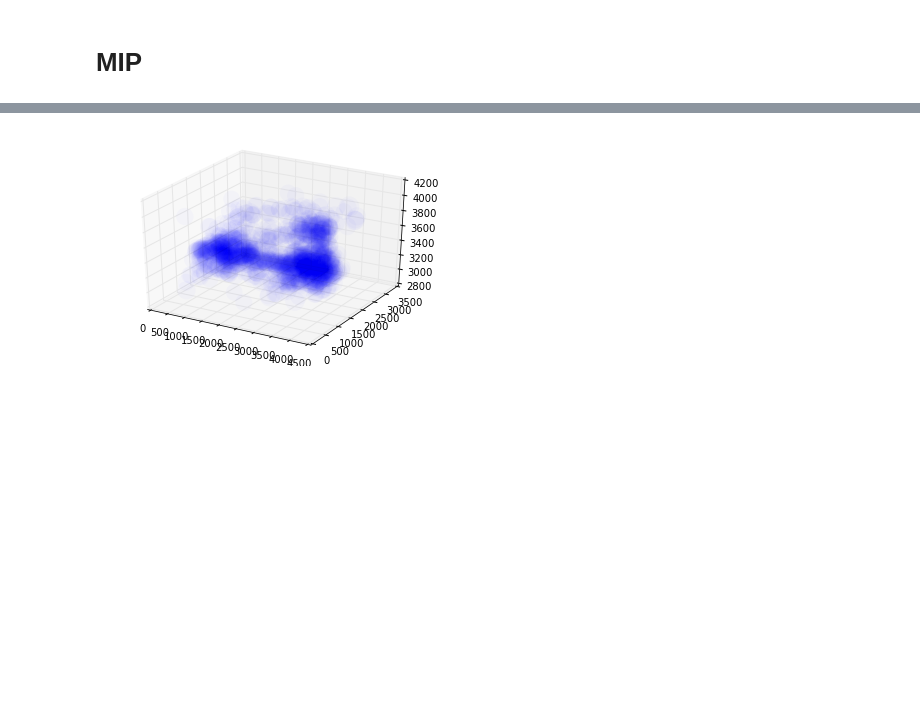
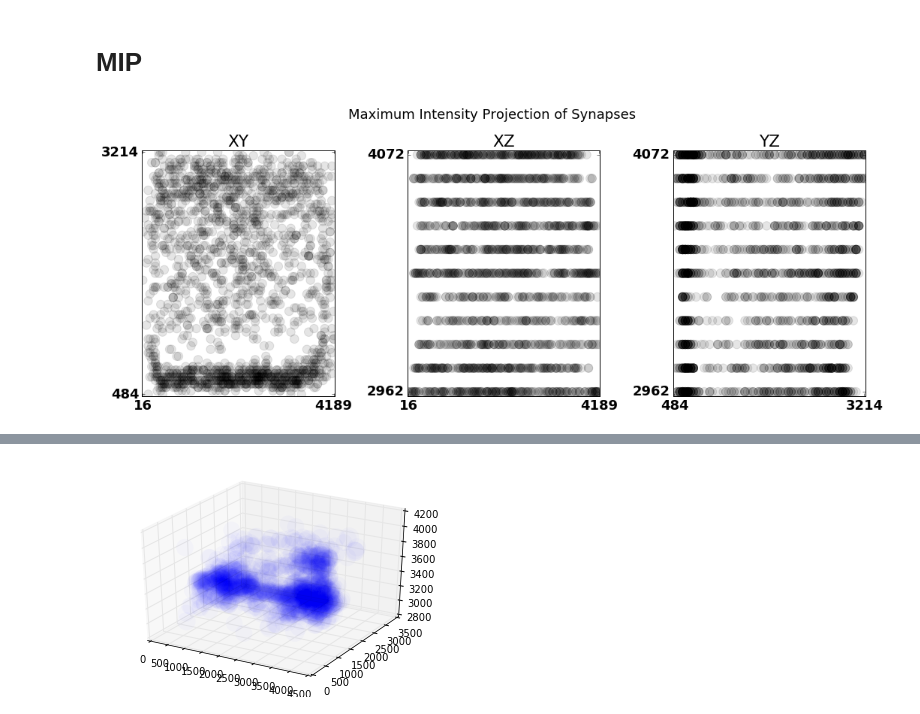
Before and after one commit to neurodata-papers/ndpaper, a Jupyter notebook: spatialsynapses/synapse_viz.ipynb, the cells around one changed output, grey strips where cells are left out. Saved outputs shown, nothing was run; the diff lists cells and outputs as text; code cells hidden in the pictures; blank space fills up the shorter version.

```diff
--- a/spatialsynapses/synapse_viz.ipynb
+++ b/spatialsynapses/synapse_viz.ipynb
@@ -97,4 +97,89 @@ Number of Samples Currently in View: 1974 (of  114047)
 [figure]
 # %% [markdown]
 # MIP
+# %%
+buff=20
+fig_title = 'Maximum Intensity Projection of Synapses\n\n'
+alpha_initial = 0.1
+marker_initial = 12
+# %%
+def projections(thresh_min, thresh_max, alph, scale, colour=colour_initial, title=fig_title):
+    new_d = np.array([d for d in data if d[dim] > thresh_min and d[dim] < thresh_max])
+
+    fig = plt.figure(figsize=(15,6))
+    ax = plt.subplot(1,3,1)
+    plt.hold(True)
+    plt.scatter(
+        [d[0] for d in new_d],
+        [d[1] for d in new_d],
+        s=[10*scale*d[dim] for d in new_d],
+        alpha=alph,
+        c=colour
+    )
+    plt.xlim([np.min(new_d[:,0])-buff, np.max(new_d[:,0])+buff])
+    plt.ylim([np.min(new_d[:,1])-buff, np.max(new_d[:,1])+buff])
+    plt.xticks([np.min(new_d[:,0]), np.max(new_d[:,0])])
+    plt.yticks([np.min(new_d[:,1]), np.max(new_d[:,1])])
+    plt.title('XY')
+
+    ax = plt.subplot(1,3,2)
+    plt.hold(True)
+    plt.scatter(
+        [d[0] for d in new_d],
+        [d[2] for d in new_d],
+        s=[10*scale*d[dim] for d in new_d],
+        alpha=alph,
+        c=colour
+    )
+    plt.xlim([np.min(new_d[:,0])-buff, np.max(new_d[:,0])+buff])
+    plt.ylim([np.min(new_d[:,2])-buff, np.max(new_d[:,2])+buff])
+    plt.xticks([np.min(new_d[:,0]), np.max(new_d[:,0])])
+    plt.yticks([np.min(new_d[:,2]), np.max(new_d[:,2])])
+    plt.title('XZ')
+
+    ax = plt.subplot(1,3,3)
+    plt.hold(True)
+    plt.scatter(
+        [d[1] for d in new_d],
+        [d[2] for d in new_d],
+        s=[10*scale*d[dim] for d in new_d],
+        alpha=alph,
+        c=colour
+    )
+    plt.xlim([np.min(new_d[:,1])-buff, np.max(new_d[:,1])+buff])
+    plt.ylim([np.min(new_d[:,2])-buff, np.max(new_d[:,2])+buff])
+    plt.xticks([np.min(new_d[:,1]), np.max(new_d[:,1])])
+    plt.yticks([np.min(new_d[:,2]), np.max(new_d[:,2])])
+    plt.title('YZ')
+    plt.tight_layout()
+    plt.suptitle(title)
+    plt.subplots_adjust(top=0.85)
+    plt.show()
+
+thresh_min, thresh_max, alph, marker = (widgets.FloatSlider(description="Lower Threshold Scaling",
+                                                    min=0,
+                                                    max=upper_max,
+                                                    value=lower_initial,
+                                                    step=upper_max/100.),
+                                        widgets.FloatSlider(description="Upper Threshold Scaling",
+                                                    min=0,
+                                                    max=upper_max,
+                                                    value=upper_initial,
+                                                    step=upper_max/100.),
+                                        widgets.FloatSlider(description="Alpha Scaling",
+                                                    min=0,
+                                                    max=1,
+                                                    value=alpha_initial,
+                                                    step=0.01),
+                                        widgets.FloatSlider(description="Marker Scaling",
+                                                    min=0.1,
+                                                    max=15,
+                                                    value=marker_initial,
+                                                    step=0.1))
+dl = widgets.jsdlink((thresh_min, 'value'), (thresh_max, 'min'))
+w = widgets.interact(projections, thresh_min=thresh_min,
+                     thresh_max=thresh_max, alph=alph,
+                     scale=marker)
+# %% [output]
+[figure, added]
 # %%
```
Also changed, not shown: parts of 3 cells of this notebook.
